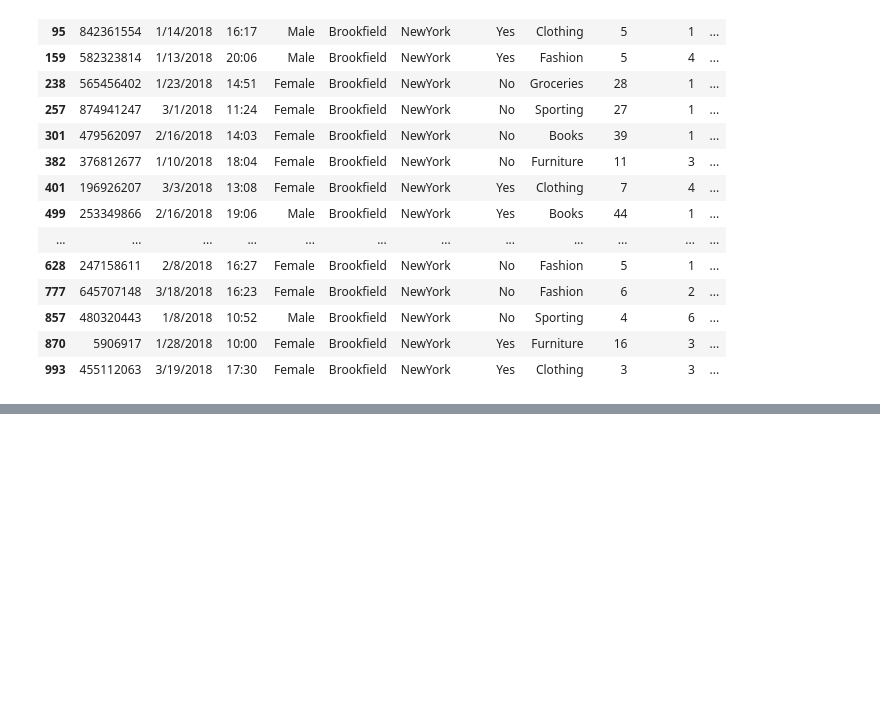
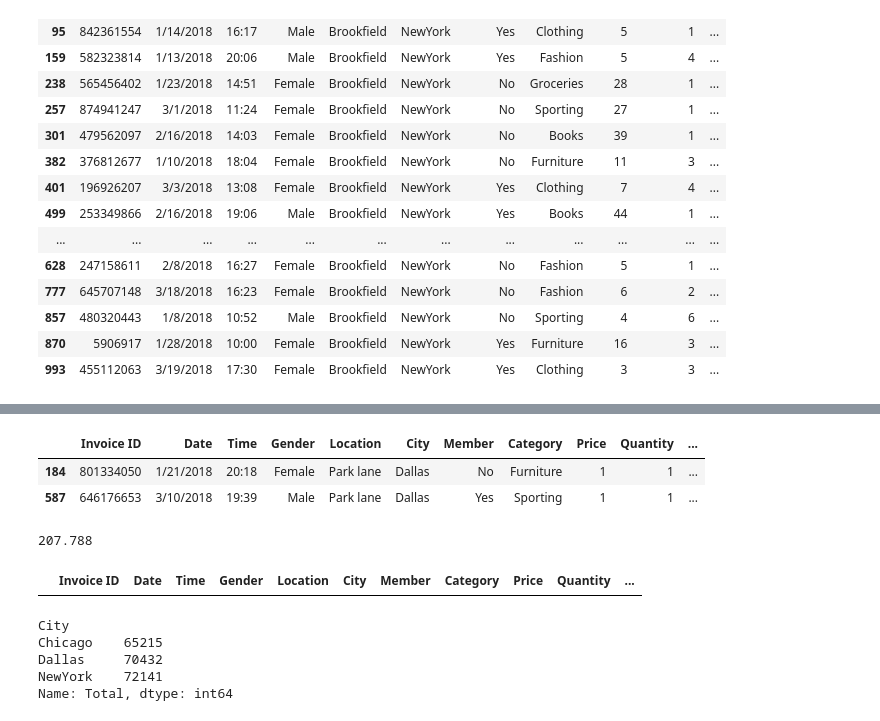
Before and after one commit to bitmap357/Analysing, a Jupyter notebook: Analysis.ipynb, the cells around one changed output, grey strips where cells are left out. Drawn from its saved outputs; the diff is of its cells as text; code cells hidden in the pictures; blank space fills up the shorter version.

```diff
--- a/Analysis.ipynb
+++ b/Analysis.ipynb
@@ -168,0 +191,22 @@ sales.query('Payment=="Cash" & City == "NewYork" & Total < 50')
+# %%
+sales[sales['Total']==sales.min()['Total']]
+# %% [output]
+|  | Invoice ID | Date | Time | Gender | Location | City | Member | Category | Price | Quantity | ... |
+| 184 | 801334050 | 1/21/2018 | 20:18 | Female | Park lane | Dallas | No | Furniture | 1 | 1 | ... |
+| 587 | 646176653 | 3/10/2018 | 19:39 | Male | Park lane | Dallas | Yes | Sporting | 1 | 1 | ... |
+# %%
+sales.mean()['Total']
+# %% [output]
+207.788
+# %%
+sales[sales['Total']==sales.mean()['Total']]
+# %% [output]
+|  | Invoice ID | Date | Time | Gender | Location | City | Member | Category | Price | Quantity | ... |
+# %%
+sales.groupby('City').sum()['Total']
+# %% [output]
+City
+Chicago    65215
+Dallas     70432
+NewYork    72141
+Name: Total, dtype: int64
```
Also changed, not shown: parts of 12 cells of this notebook.
